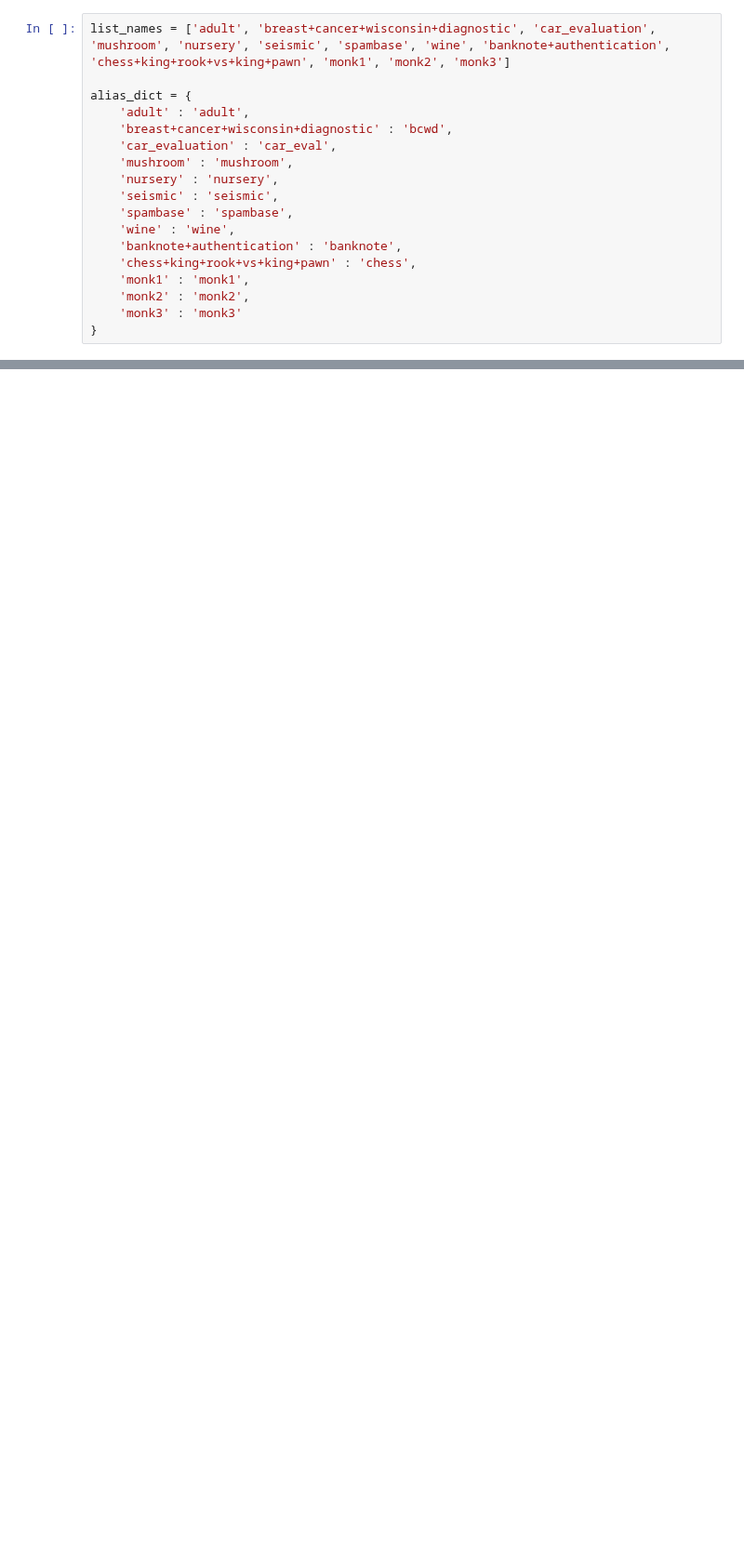
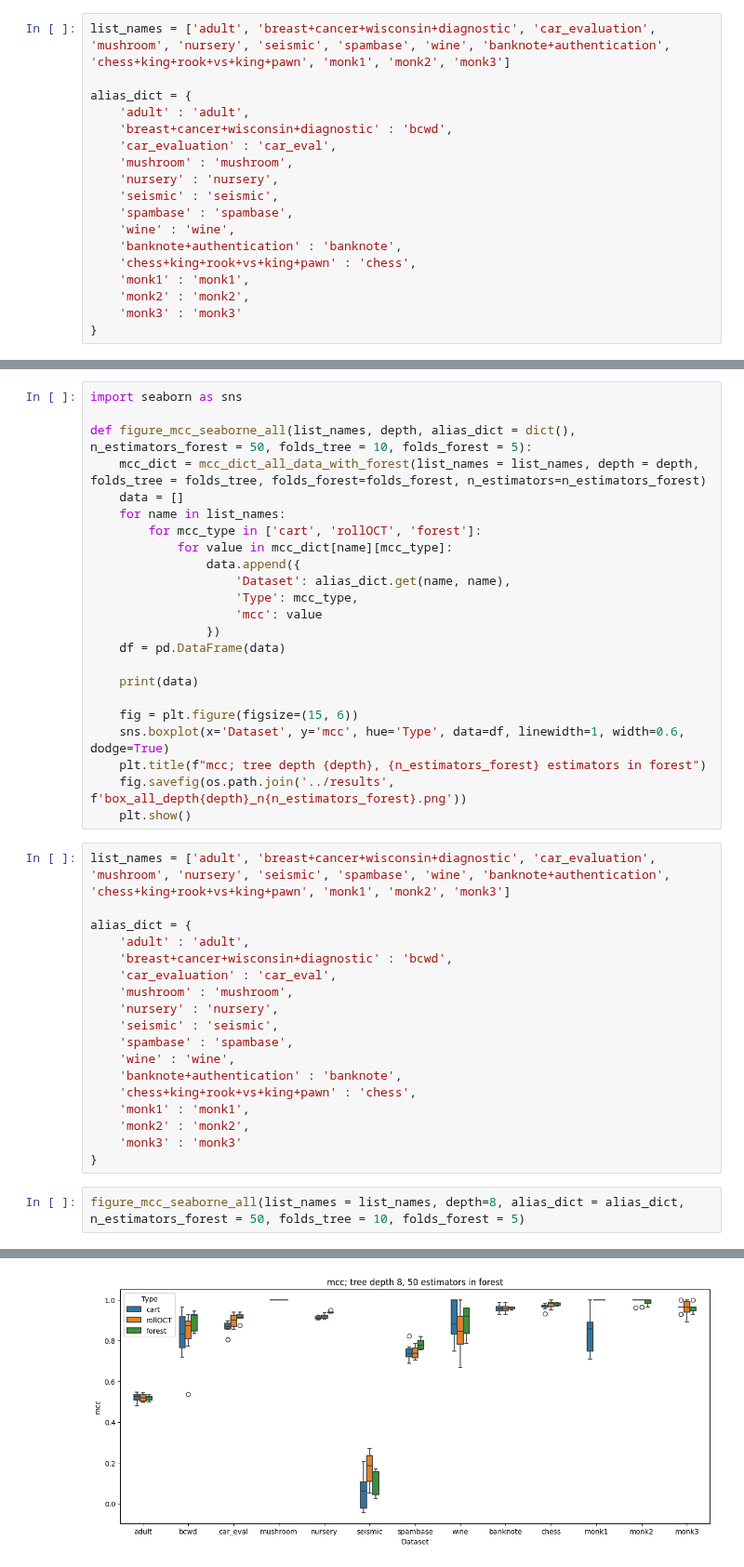
Before and after one commit to Morgall/LARF_BA, a Jupyter notebook: testing_juypter_notebooks/mcc_box.ipynb, the cells around one changed output, grey strips where cells are left out. Shown at 93% size. Drawn from its saved outputs; the diff is of its cells as text; blank space fills up the shorter version.

```diff
--- a/testing_juypter_notebooks/mcc_box.ipynb
+++ b/testing_juypter_notebooks/mcc_box.ipynb
@@ -175,0 +214,44 @@ figure_mcc_seaborne(list_names, max_tree_depth = 8, depth=8, folds=10, cart = Tr
+# %%
+import seaborn as sns
+
+def figure_mcc_seaborne_all(list_names, depth, alias_dict = dict(), n_estimators_forest = 50, folds_tree = 10, folds_forest = 5):
+    mcc_dict = mcc_dict_all_data_with_forest(list_names = list_names, depth = depth, folds_tree = folds_tree, folds_forest=folds_forest, n_estimators=n_estimators_forest)
+    data = []
+    for name in list_names:
+        for mcc_type in ['cart', 'rollOCT', 'forest']:
+            for value in mcc_dict[name][mcc_type]:
+                data.append({
+                    'Dataset': alias_dict.get(name, name),
+                    'Type': mcc_type,
+                    'mcc': value
+                })
+    df = pd.DataFrame(data)
+
+    print(data)
+
+    fig = plt.figure(figsize=(15, 6))
+    sns.boxplot(x='Dataset', y='mcc', hue='Type', data=df, linewidth=1, width=0.6, dodge=True)
+    plt.title(f"mcc; tree depth {depth}, {n_estimators_forest} estimators in forest")
+    fig.savefig(os.path.join('../results', f'box_all_depth{depth}_n{n_estimators_forest}.png'))
+    plt.show()
+# %%
+list_names = ['adult', 'breast+cancer+wisconsin+diagnostic', 'car_evaluation', 'mushroom', 'nursery', 'seismic', 'spambase', 'wine', 'banknote+authentication', 'chess+king+rook+vs+king+pawn', 'monk1', 'monk2', 'monk3']
+
+alias_dict = {
+    'adult' : 'adult',
+    'breast+cancer+wisconsin+diagnostic' : 'bcwd',
+    'car_evaluation' : 'car_eval',
+    'mushroom' : 'mushroom',
+    'nursery' : 'nursery',
+    'seismic' : 'seismic',
+    'spambase' : 'spambase',
+    'wine' : 'wine',
+    'banknote+authentication' : 'banknote',
+    'chess+king+rook+vs+king+pawn' : 'chess',
+    'monk1' : 'monk1',
+    'monk2' : 'monk2',
+    'monk3' : 'monk3'
+}
+# %%
+figure_mcc_seaborne_all(list_names = list_names, depth=8, alias_dict = alias_dict, n_estimators_forest = 50, folds_tree = 10, folds_forest = 5)
+# %% [output]
@@ -175,0 +259 @@ figure_mcc_seaborne(list_names, max_tree_depth = 8, depth=8, folds=10, cart = Tr
+[figure, added]
```
Also changed, not shown: parts of 13 cells of this notebook, 4 other files.
